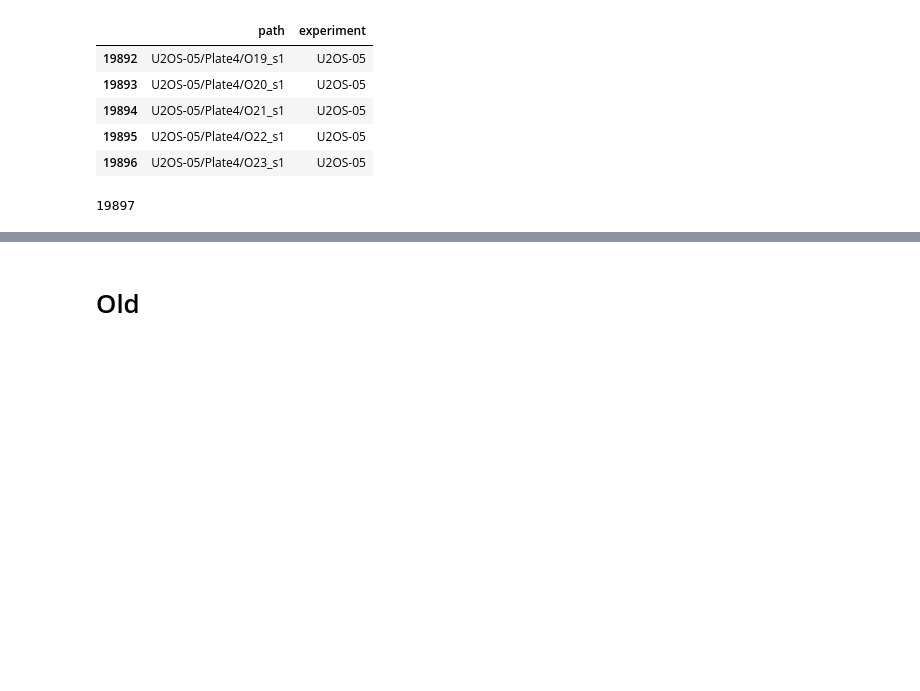
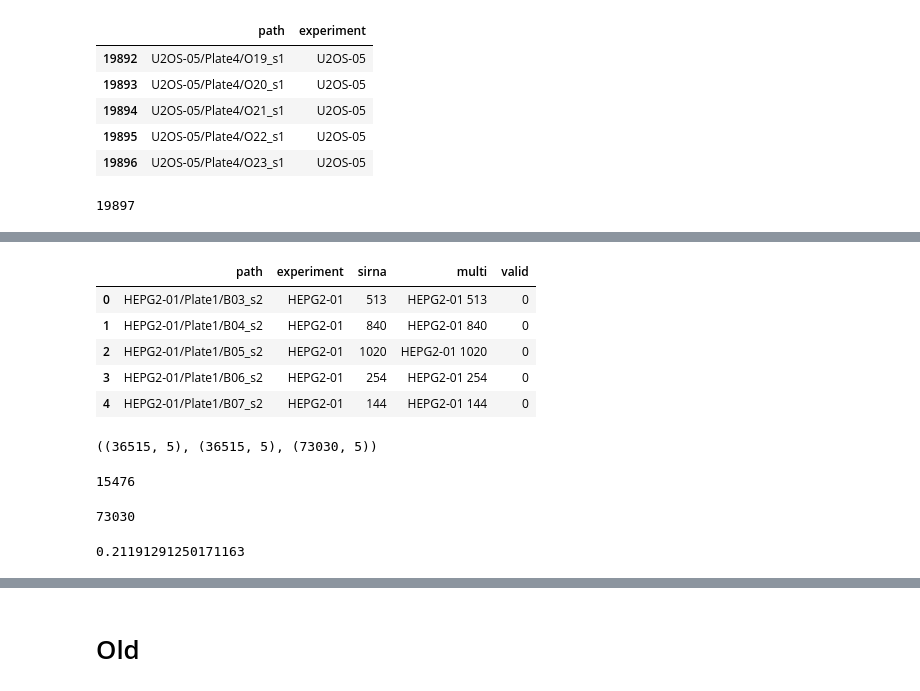
Before and after one commit to MicPie/recursion-cellular-image-classification, a Jupyter notebook: rcic_v10_train_test_dataset_valid-split_prep.ipynb, the cells around one changed output, grey strips where cells are left out. Cells and saved outputs as stored; diff of their text form; code cells hidden in the pictures; blank space fills up the shorter version.

Commit message:
val split v2

```diff
--- a/rcic_v10_train_test_dataset_valid-split_prep.ipynb
+++ b/rcic_v10_train_test_dataset_valid-split_prep.ipynb
@@ -313,0 +402,5 @@ df.to_csv('full_test_dataset_v1_20190714.csv')
+# %%
+df1['valid'] = 0
+# %%
+for c in valid_exp_split:
+    df1.loc[df1['experiment'] == c,'valid'] = 1
@@ -313,0 +459,15 @@ df.to_csv('full_test_dataset_v1_20190714.csv')
+# %%
+# copy dataframe to get rows for site 2
+df2 = df1.copy()
+# %%
+# replace site 1 with site 2
+df2['path'] = df2['path'].apply(lambda x: x[:-1]+'2')
+# %%
+df2.head()
+# %% [output]
+|  | path | experiment | sirna | multi | valid |
+| 0 | HEPG2-01/Plate1/B03_s2 | HEPG2-01 | 513 | HEPG2-01 513 | 0 |
+| 1 | HEPG2-01/Plate1/B04_s2 | HEPG2-01 | 840 | HEPG2-01 840 | 0 |
+| 2 | HEPG2-01/Plate1/B05_s2 | HEPG2-01 | 1020 | HEPG2-01 1020 | 0 |
+| 3 | HEPG2-01/Plate1/B06_s2 | HEPG2-01 | 254 | HEPG2-01 254 | 0 |
+| 4 | HEPG2-01/Plate1/B07_s2 | HEPG2-01 | 144 | HEPG2-01 144 | 0 |
@@ -313,0 +476,16 @@ df.to_csv('full_test_dataset_v1_20190714.csv')
+# %%
+df1.shape, df2.shape, df_full.shape
+# %% [output]
+((36515, 5), (36515, 5), (73030, 5))
+# %%
+df_full.pivot_table(values='valid', index='experiment', aggfunc='sum')['valid'].sum()
+# %% [output]
+15476
+# %%
+df_full.shape[0]
+# %% [output]
+73030
+# %%
+df_full.pivot_table(values='valid', index='experiment', aggfunc='sum')['valid'].sum()/df_full.shape[0]
+# %% [output]
+0.21191291250171163
```
Also changed, not shown: parts of 42 cells of this notebook, 5 other files.
